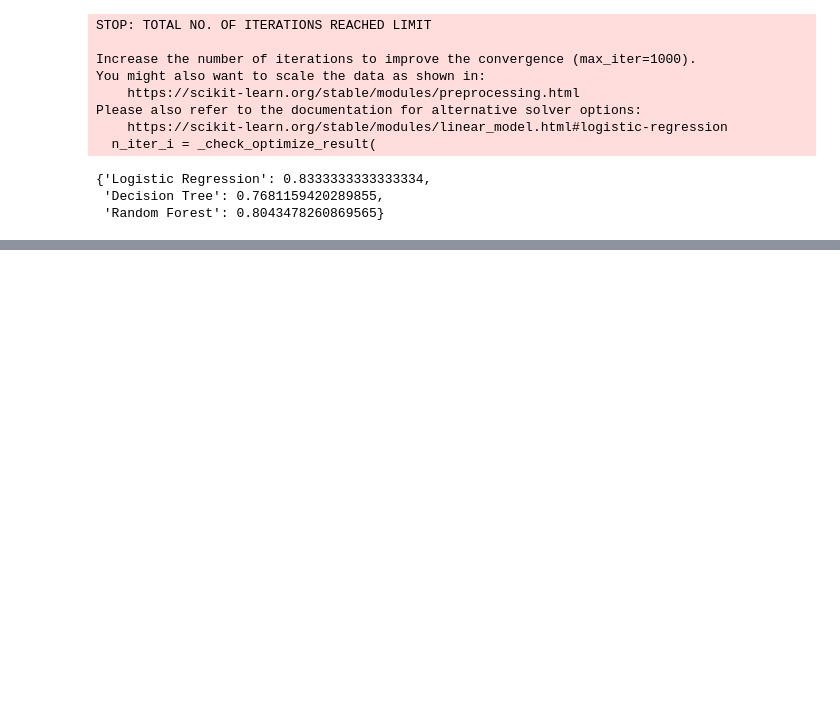
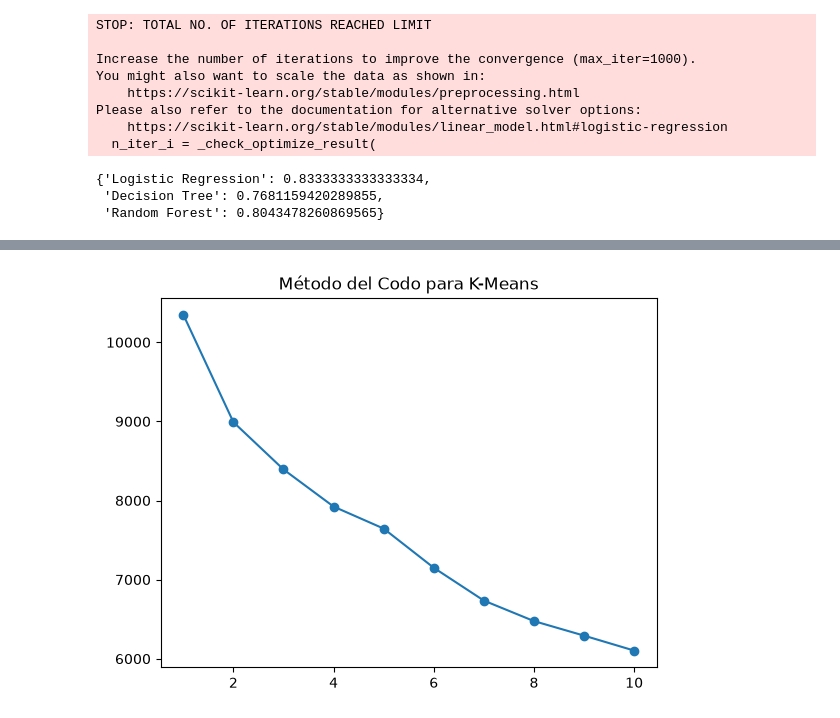
Before and after one commit to francisconimarvin/DataScience_Exam, a Jupyter notebook: Examen_Marvin_Francisconi__Ricardo_Illanes.ipynb, the cells around one changed output, grey strips where cells are left out. Drawn from its saved outputs; the diff is of its cells as text; code cells hidden in the pictures; blank space fills up the shorter version.

```diff
--- a/Examen_Marvin_Francisconi__Ricardo_Illanes.ipynb
+++ b/Examen_Marvin_Francisconi__Ricardo_Illanes.ipynb
@@ -276,0 +323,20 @@ Please also refer to the documentation for alternative solver options:
+# %%
+from sklearn.preprocessing import StandardScaler
+from sklearn.cluster import KMeans
+
+# 1. Escalar (importante para K-Means)
+scaler = StandardScaler()
+X_scaled = scaler.fit_transform(df.drop('Class', axis=1))
+
+# 2. Encontrar el K óptimo (Método del Codo)
+inertia = []
+for k in range(1, 11):
+    kmeans = KMeans(n_clusters=k, random_state=42).fit(X_scaled)
+    inertia.append(kmeans.inertia_)
+
+# Graficar el codo para justificar la elección de K
+plt.plot(range(1, 11), inertia, marker='o')
+plt.title('Método del Codo para K-Means')
+plt.show()
+# %% [output]
+[figure, added]
```
Also changed, not shown: parts of 2 cells of this notebook.
